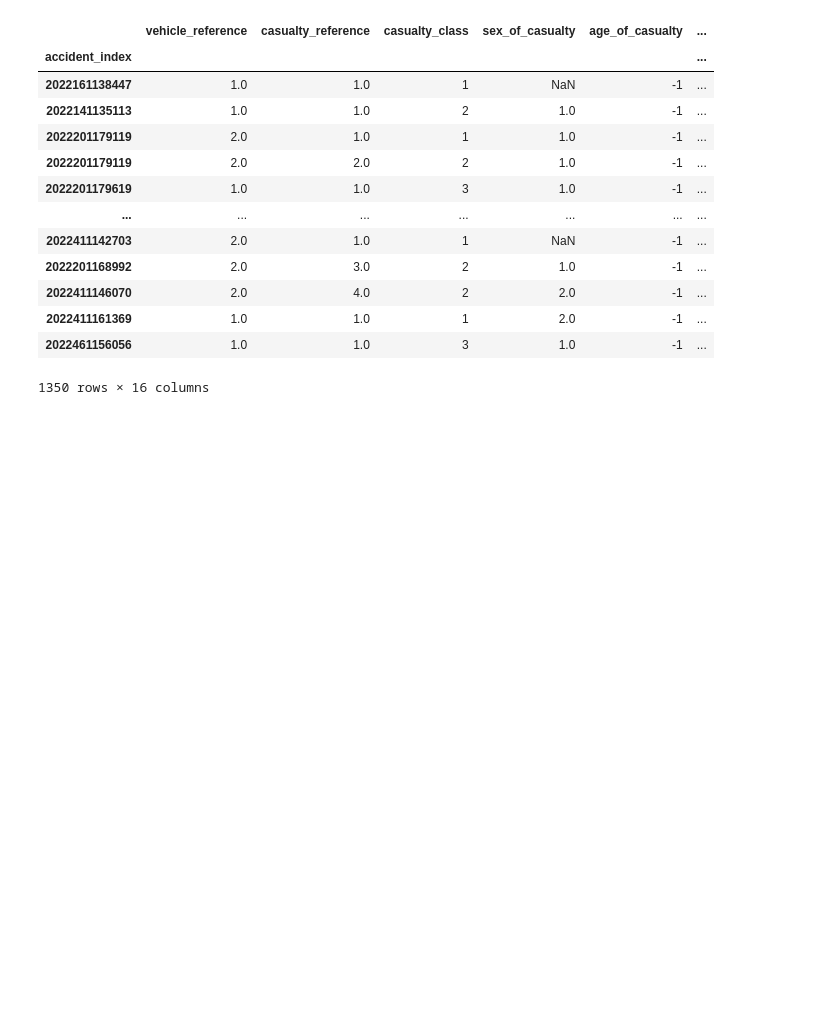
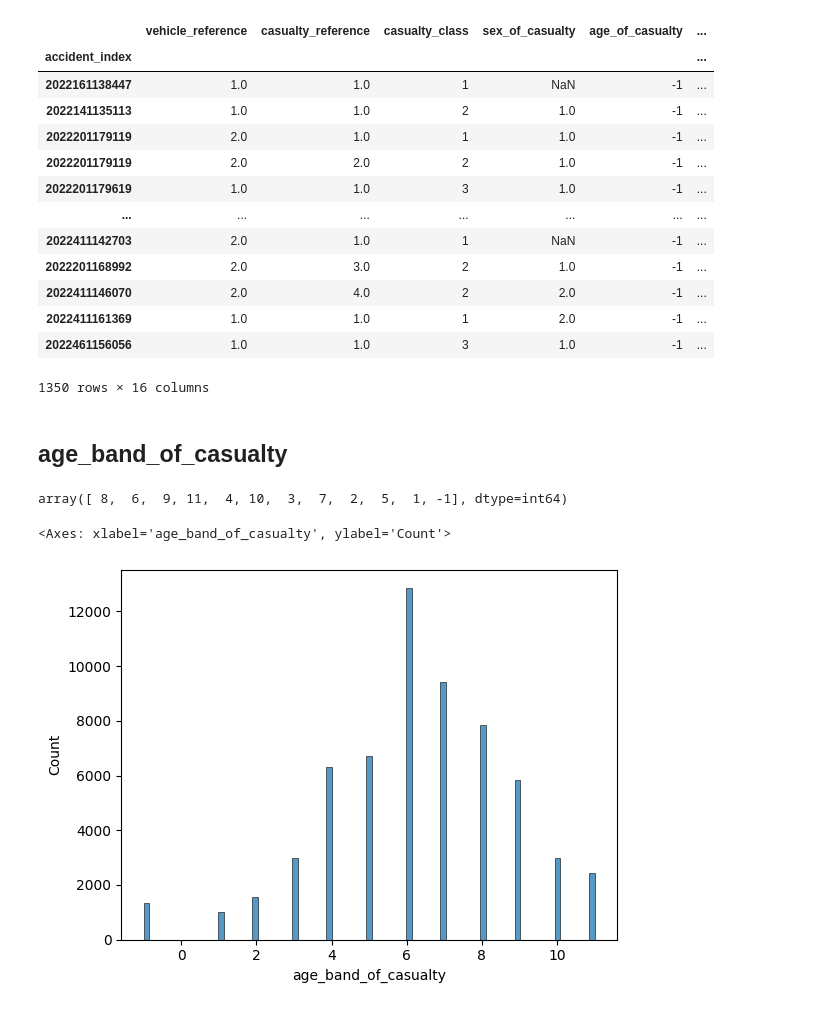
Before and after one commit to ali78efi/accidents_data_analyzing, a Jupyter notebook: accident_analys.ipynb, the cells around one changed output. Drawn from its saved outputs; the diff is of its cells as text; code cells hidden in the pictures; blank space fills up the shorter version.

Commit message:
age_band_of_casualty checked and -1 values replaced with None

```diff
--- a/accident_analys.ipynb
+++ b/accident_analys.ipynb
@@ -197,3 +197,16 @@ data[data.age_of_casualty < 0]
 null_age_of_casualty = data[ (data.age_of_casualty == -1)].index
 for item in null_age_of_casualty:
     data.loc[item, 'age_of_casualty'] = None
+# %% [markdown]
+## age_band_of_casualty
+# %%
+data.age_band_of_casualty.unique
+# every thing ok but -1 in values
+# %% [output]
+array([ 8,  6,  9, 11,  4, 10,  3,  7,  2,  5,  1, -1], dtype=int64)
+# %%
+sns.histplot(data.age_band_of_casualty)
+# a complete bell plot exept for 1 values
+# %% [output]
+<Axes: xlabel='age_band_of_casualty', ylabel='Count'>
+[figure, added]
```
Also changed, not shown: parts of 1 cell of this notebook.
